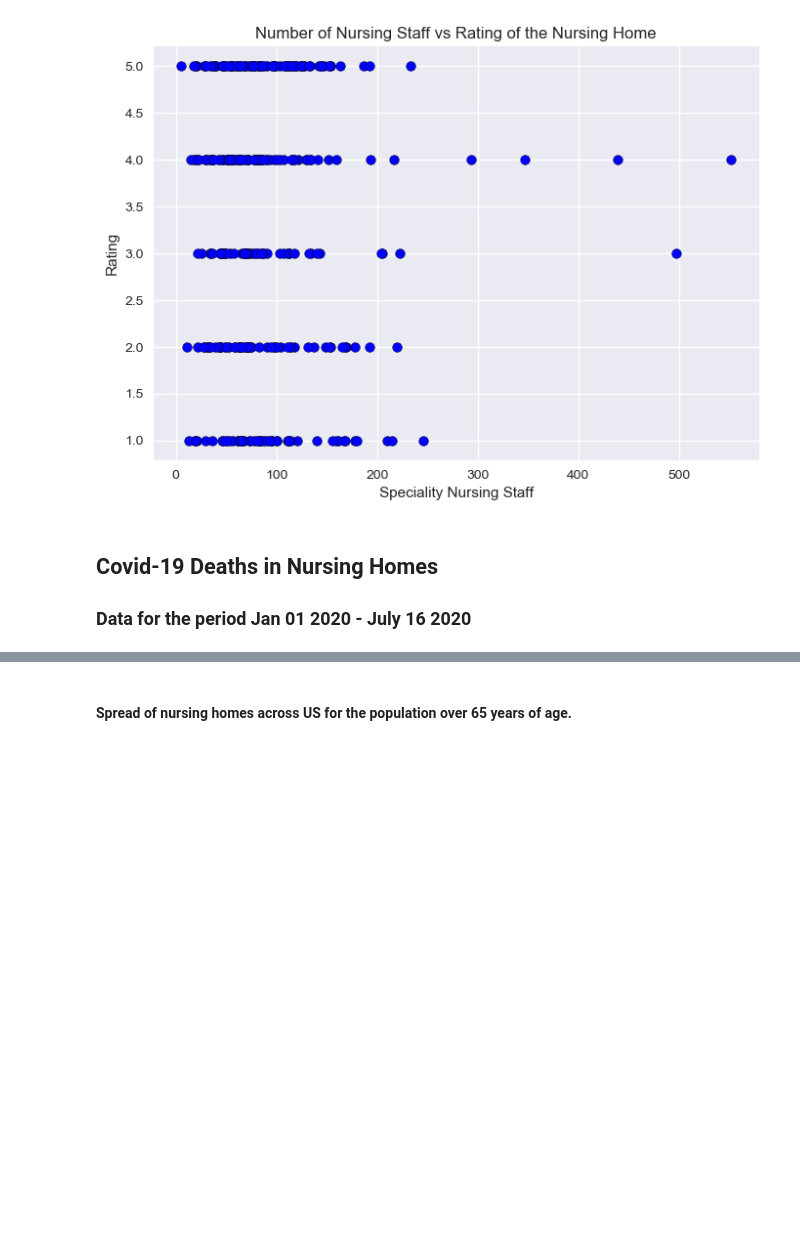
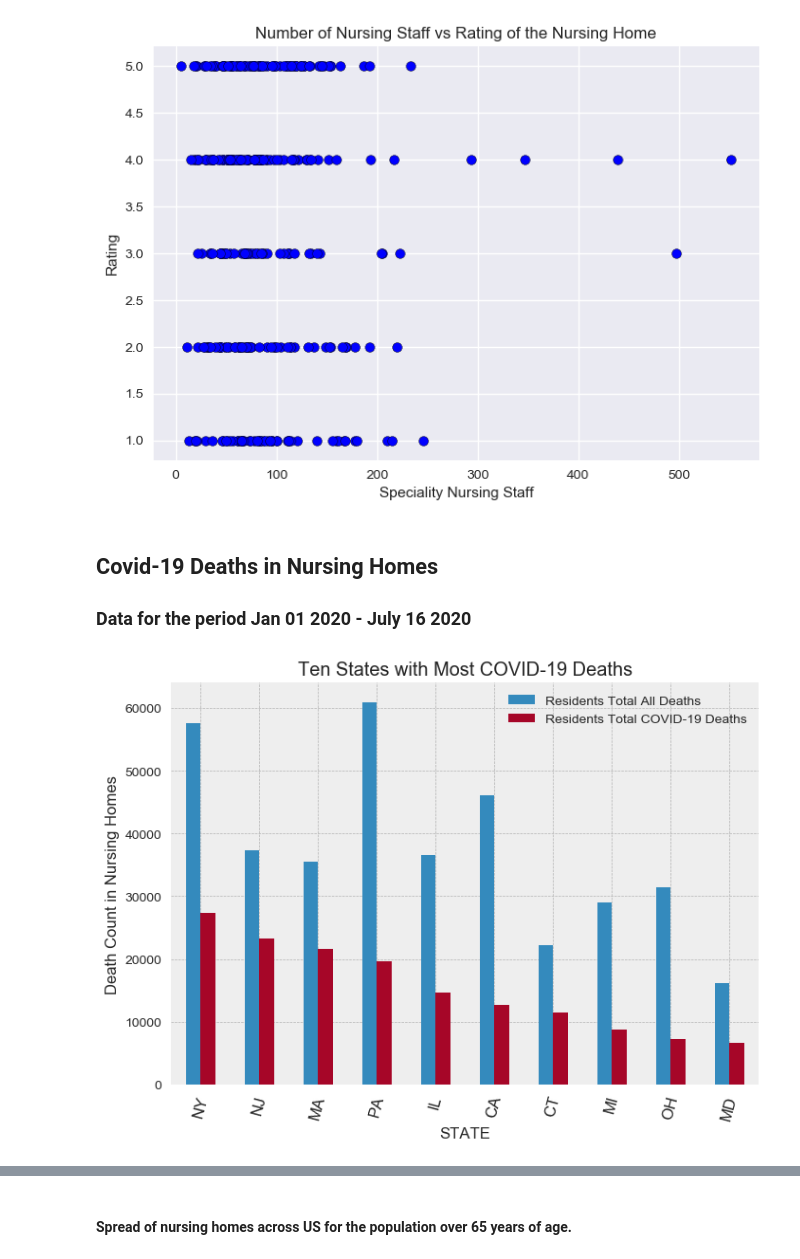
Before and after one commit to viswa306/Nursing_Home, a Jupyter notebook: prjSource/nursing_home_main.ipynb, the cells around one changed output, grey strips where cells are left out. Cells and saved outputs as stored; diff of their text form; code cells hidden in the pictures; blank space fills up the shorter version.

Commit message:
Nursing home main code modified

```diff
--- a/prjSource/nursing_home_main.ipynb
+++ b/prjSource/nursing_home_main.ipynb
@@ -191,8 +186,9 @@ def drawBar_covid19TopTenUSStates(covid_19_us):
     plt.title("Ten States with Most COVID-19 Deaths")
     plt.ylabel("Death Counts in Nursing Homes")
     ax = plt.gca()
-    ax.invert_yaxis()
+#     ax.invert_yaxis()
     ax.tick_params(axis = 'x', which = 'major', labelsize = 12, labelrotation =75)
+    plt.ylabel("Death Count in Nursing Homes")
     plt.grid(True)
     plt.style.use('seaborn')
 
@@ -244,6 +240,18 @@ def drawBar_NumberofBeds(plotting_df, subtitle, saveasfile):
     plt.savefig(f"../Output/{saveasfile}.png")
     plt.grid(True)
     plt.style.use('bmh')
+# %%
+#Read the input data-1/1/2020- 7/16/2020
+def getCovid19AcrossUS():
+    # Read the data from the csv file
+    read_covid_19 = pd.read_csv("../Resources/COVID-19_Nursing_Home_Dataset.csv")
+    # Retrieve the relevant columns from the dataset
+    covid_19 = read_covid_19[["Provider Name","Provider State","Residents Total All Deaths","Residents Total COVID-19 Deaths","County","Geolocation"]]
+    # Rename the ProviderNAme and State
+    renamed_covid_19 = covid_19.rename(columns = {"Provider Name":"Prov Name","Provider State":"STATE"})
+    # Drop the records with Residents total Covid-19 Deaths zero
+    renamed_covid_19.drop(renamed_covid_19[(renamed_covid_19["Residents Total All Deaths"] == 0) | (renamed_covid_19["Residents Total All Deaths"].isnull())].index, inplace = True)
+    return (renamed_covid_19)
 # %%
 plt.rcdefaults()
 # %% [markdown]
@@ -333 +339,8 @@ plt.show()
+# %%
+covid_us_data = getCovid19AcrossUS()
+# %%
+plt.style.use('bmh')
+drawBar_covid19TopTenUSStates(covid_us_data)
+# %% [output]
+[figure, added]
 # %%
```
Also changed, not shown: parts of 4 cells of this notebook, 18 other files.
